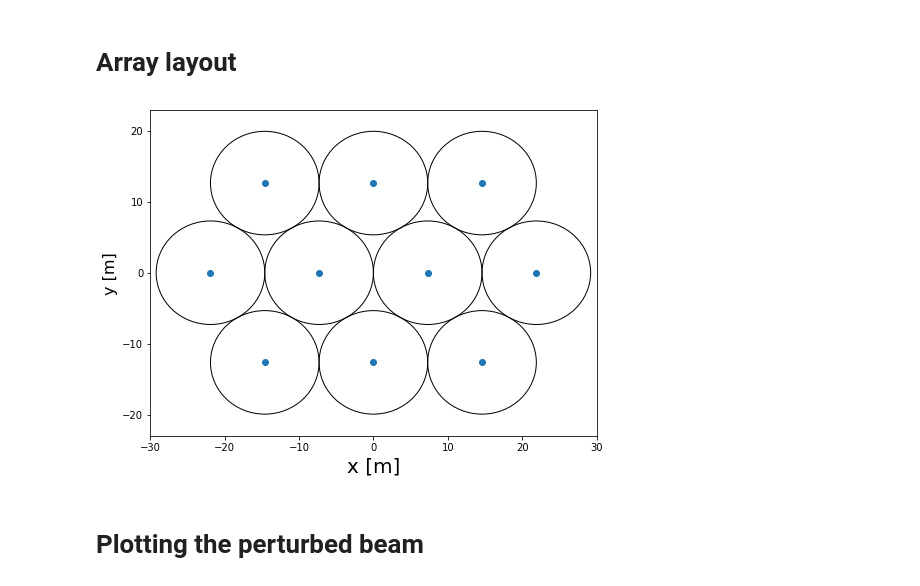
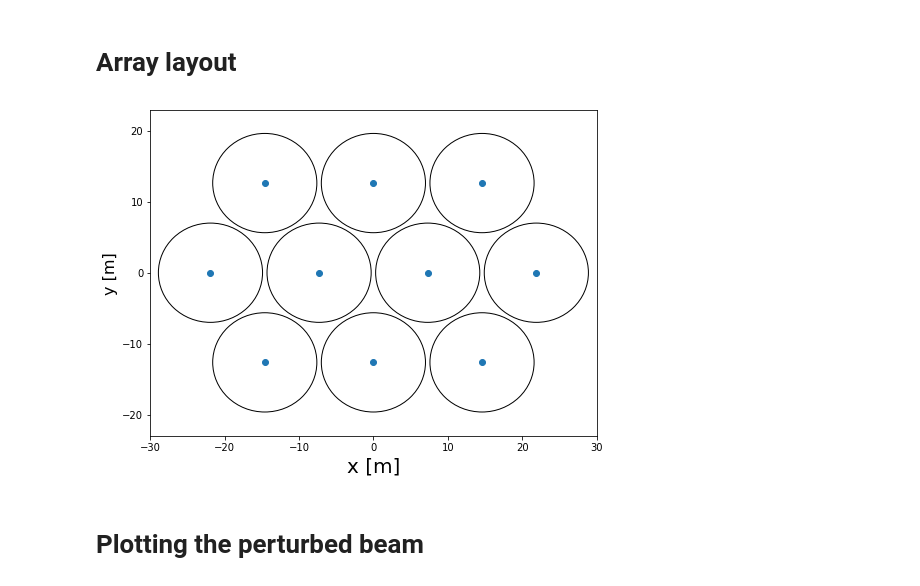
Before and after one commit to philbull/non-redundant-pipeline, a Jupyter notebook: plot.ipynb, the cells around one changed output. Drawn from its saved outputs; the diff is of its cells as text; code cells hidden in the pictures.

```diff
--- a/plot.ipynb
+++ b/plot.ipynb
@@ -45,21 +45,21 @@ for i in range(7, 10):
 # %%
 antscord = list(ants.values())[:]
 antscord = np.array(antscord)
 
-circle1=plt.Circle((antscord[0,0],antscord[0,1]),7.3,color='b',fill=False)
+#circle1=plt.Circle((antscord[0,0],antscord[0,1]),2.0,color='b',fill=False)
 
 fig, ax = plt.subplots(1, 1, figsize=(8, 6))
 ax.scatter(antscord[:,0],antscord[:,1])
 for i in range(len(antscord)):
-    circle1=plt.Circle((antscord[i,0],antscord[i,1]),7.3,color='k',fill=False)
+    circle1=plt.Circle((antscord[i,0],antscord[i,1]),7.0,color='k',fill=False)
     plt.gcf().gca().add_artist(circle1)
 ax.set_xlabel('x [m]', fontsize=20)
 ax.set_ylabel('y [m]',fontsize=16)
 ax.set_xlim(-30,30)
 ax.set_ylim(-23,23)
 plt.savefig('array.pdf',bbox_inches='tight')
 # %% [output]
-[figure, old version]
+[figure, new version]
 # %% [markdown]
 # Plotting the perturbed beam
 # %%
```
Also changed, not shown: parts of 33 cells of this notebook, 17 other files.
